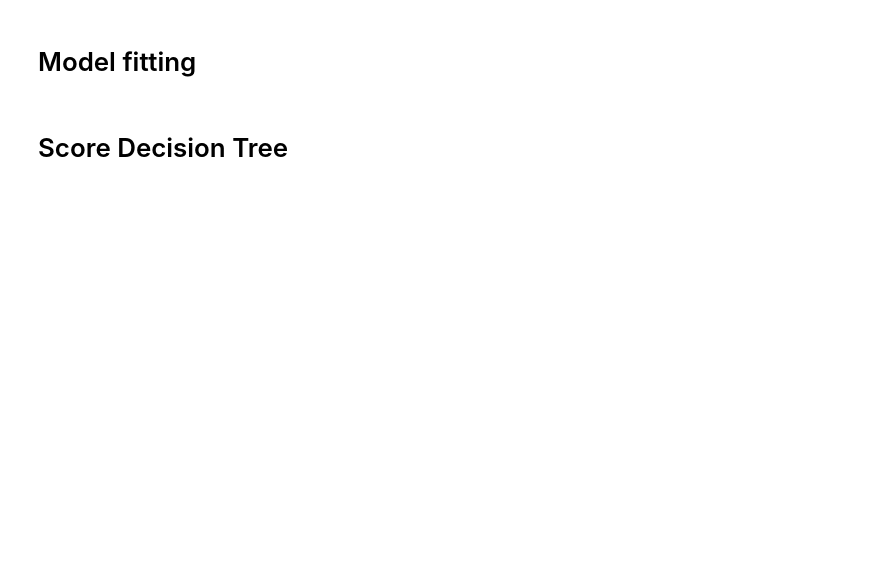
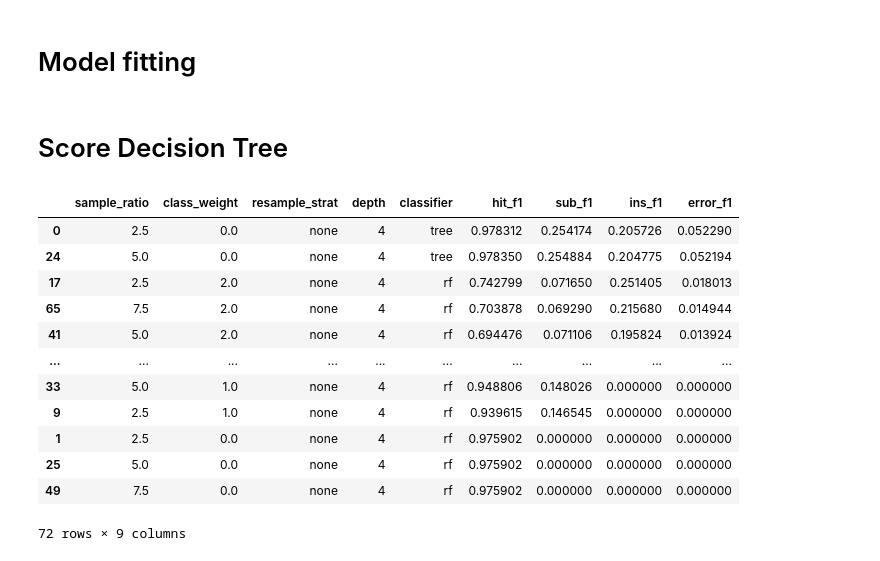
Before and after one commit to markjosims/u3u_project1, a Jupyter notebook: data_preprocess_mark.ipynb, the cells around one changed output. Saved outputs shown, nothing was run; the diff lists cells and outputs as text; code cells hidden in the pictures; blank space fills up the shorter version.

```diff
--- a/data_preprocess_mark.ipynb
+++ b/data_preprocess_mark.ipynb
@@ -368,2 +343,19 @@ score_df = pd.DataFrame(scores)
+# %%
+score_df.sort_values(['error_f1', 'sub_f1', 'ins_f1'], ascending=False)
+# score_df['sub_f1'].describe()
+# %% [output]
+|  | sample_ratio | class_weight | resample_strat | depth | classifier | hit_f1 | sub_f1 | ins_f1 | error_f1 |
+| 0 | 2.5 | 0.0 | none | 4 | tree | 0.978312 | 0.254174 | 0.205726 | 0.052290 |
+| 24 | 5.0 | 0.0 | none | 4 | tree | 0.978350 | 0.254884 | 0.204775 | 0.052194 |
+| 17 | 2.5 | 2.0 | none | 4 | rf | 0.742799 | 0.071650 | 0.251405 | 0.018013 |
+| 65 | 7.5 | 2.0 | none | 4 | rf | 0.703878 | 0.069290 | 0.215680 | 0.014944 |
+| 41 | 5.0 | 2.0 | none | 4 | rf | 0.694476 | 0.071106 | 0.195824 | 0.013924 |
+| ... | ... | ... | ... | ... | ... | ... | ... | ... | ... |
+| 33 | 5.0 | 1.0 | none | 4 | rf | 0.948806 | 0.148026 | 0.000000 | 0.000000 |
+| 9 | 2.5 | 1.0 | none | 4 | rf | 0.939615 | 0.146545 | 0.000000 | 0.000000 |
+| 1 | 2.5 | 0.0 | none | 4 | rf | 0.975902 | 0.000000 | 0.000000 | 0.000000 |
+| 25 | 5.0 | 0.0 | none | 4 | rf | 0.975902 | 0.000000 | 0.000000 | 0.000000 |
+| 49 | 7.5 | 0.0 | none | 4 | rf | 0.975902 | 0.000000 | 0.000000 | 0.000000 |
+72 rows × 9 columns
 # %%
 g=sns.FacetGrid(data=score_df, col='resample_strat')
```
Also changed, not shown: parts of 11 cells of this notebook.
